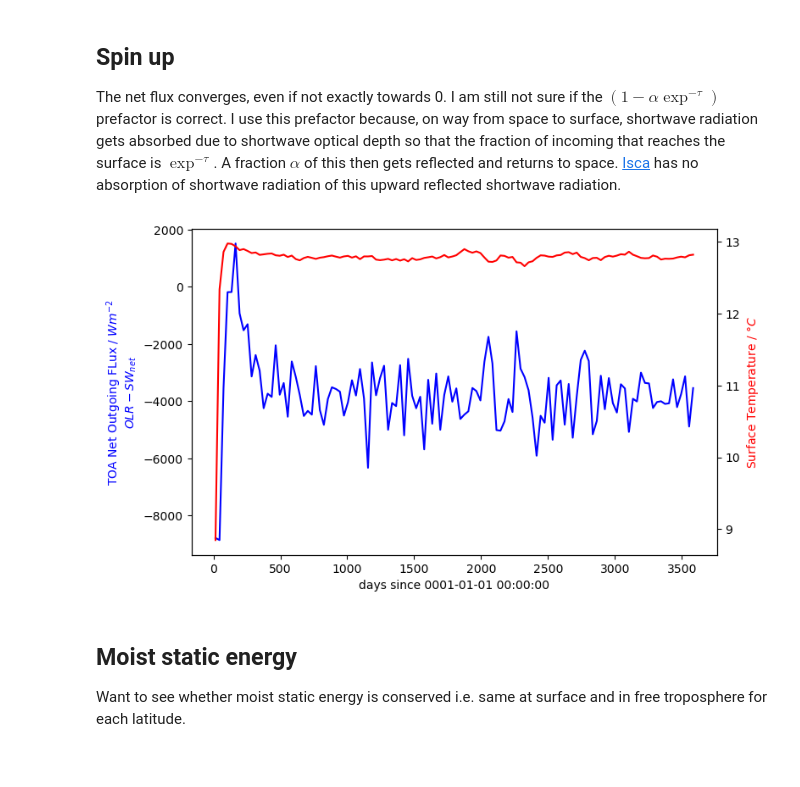
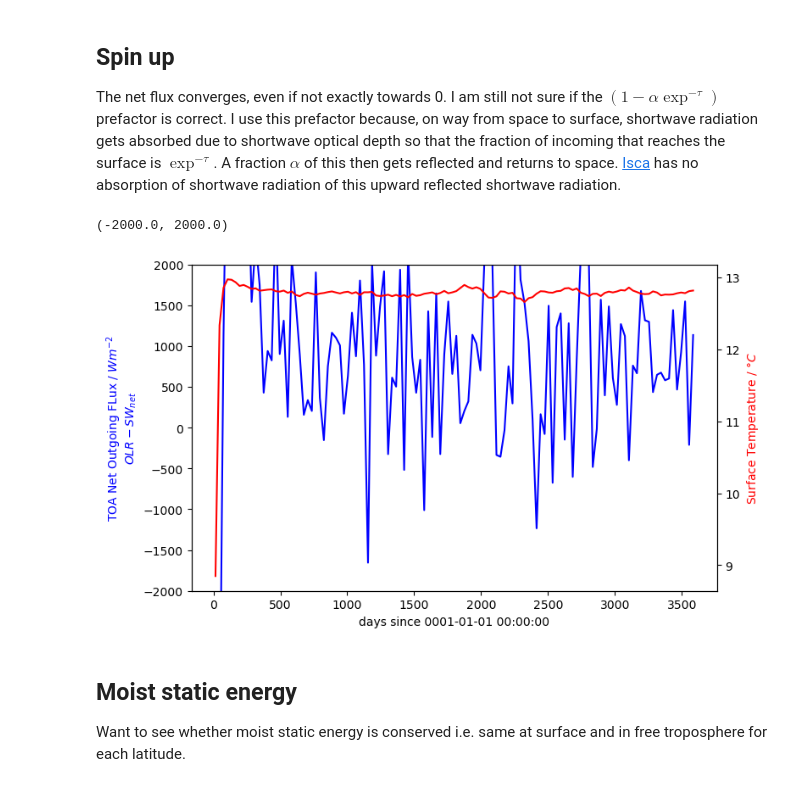
Before and after one commit to jduffield65/Isca, a Jupyter notebook: jobs/convective_coupling/aquaplanet/d5/mse_notebook.ipynb, the cells around one changed output. Drawn from its saved outputs; the diff is of its cells as text; code cells hidden in the pictures.

```diff
--- a/jobs/convective_coupling/aquaplanet/d5/mse_notebook.ipynb
+++ b/jobs/convective_coupling/aquaplanet/d5/mse_notebook.ipynb
@@ -27,9 +27,12 @@ A fraction $\alpha$ of this then gets reflected and returns to space.
 # %%
 # Plot spin up time
 fig, ax = plt.subplots(1,1, figsize=(8, 5))
-isca_tools.plot.plot_spin_up(ds.olr, ds.swdn_toa*(1-albedo*np.exp(-tau)), ds.temp_2m, ax)
+# 101325 is the default reference pressure used by Isca if not set in the constants_nml module
+isca_tools.plot.plot_spin_up(ds.olr, ds.swdn_toa*(1-albedo*np.exp(-tau*(p_full/101325)**4)), ds.temp_2m, ax)
+ax.set_ylim([-2000, 2000])
 # %% [output]
+(-2000.0, 2000.0)
-[figure, old version]
+[figure, new version]
 # %% [markdown]
 ## Moist static energy
 Want to see whether moist static energy is conserved i.e. same at surface and in free troposphere for each latitude.
```
Also changed, not shown: parts of 3 cells of this notebook, 10 other files.
